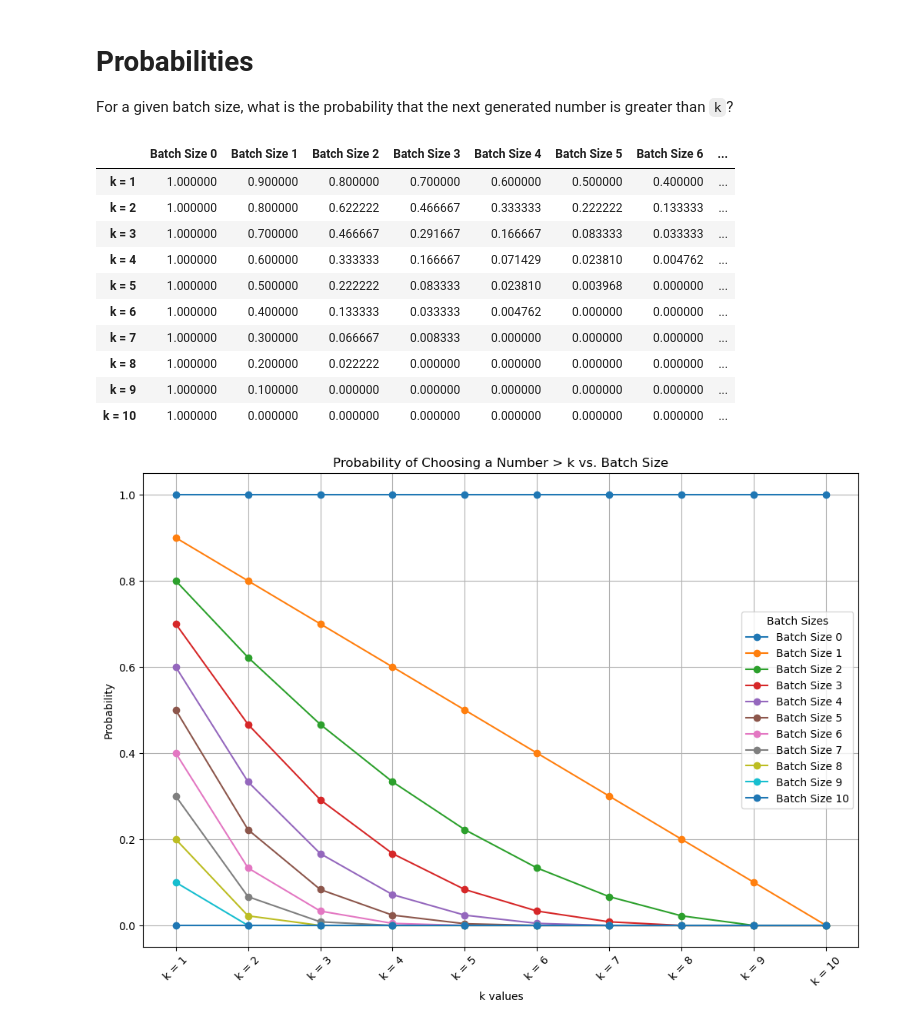
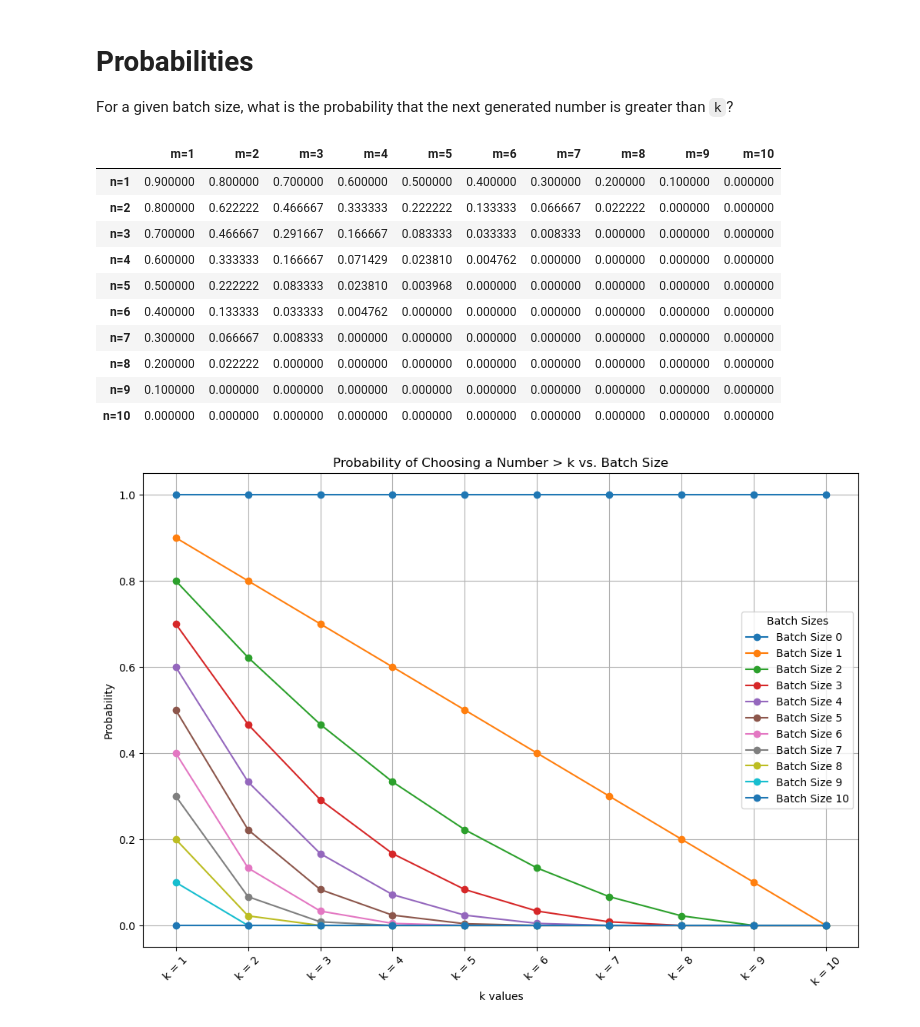
Before and after one commit to steinybot/unirangen, a Jupyter notebook: 3 - Probabilities.ipynb, the cells around one changed output. Drawn from its saved outputs; the diff is of its cells as text; code cells hidden in the pictures.

Commit message:
Combine probabilities

```diff
--- a/3 - Probabilities.ipynb
+++ b/3 - Probabilities.ipynb
@@ -5,46 +5,45 @@ For a given batch size, what is the probability that the next generated number i
 # %%
 import pandas as pd
 from math import comb
+import numpy as np
+
 
 def calculate_probabilities(min_num: int, max_num: int) -> pd.DataFrame:
-    data = []
-    total_numbers = max_num - min_num + 1
+    N = max_num - min_num + 1
 
-    for k in range(min_num, max_num + 1):
-        row = {}
-        numbers_greater_than_k = max_num - k
-        for batch_size in range(0, total_numbers + 1):
-            favorable_combinations = comb(numbers_greater_than_k, batch_size)
-            total_combinations = comb(total_numbers, batch_size)
-            probability = favorable_combinations / total_combinations
-            row[f'Batch Size {batch_size}'] = probability
-        data.append(row)
+    probabilities = np.zeros((N, N))
 
-    # Create a DataFrame
-    df = pd.DataFrame(data, index=[f'k = {k}' for k in range(min_num, max_num + 1)])
-    return df
+    for n in range(1, N + 1):
+        total_combinations = comb(N, n)
+        for m in range(1, N - n + 2):
+            numbers_greater_than_m = max_num - m
+            favorable_combinations = comb(numbers_greater_than_m, n)
+            probabilities[n-1, m-1] = favorable_combinations / total_combinations
+
+    return pd.DataFrame(probabilities, columns=[f'm={i}' for i in range(1, N+1)],
+                                index=[f'n={i}' for i in range(1, N+1)])
 
 # Parameters
 min_num = 1
 max_num = 10
 
 # Generate the table
 probability_table = calculate_probabilities(min_num, max_num)
 
 # Display the table
 probability_table.style.background_gradient(cmap='viridis', vmin=0, vmax=1)
 # %% [output]
-|  | Batch Size 0 | Batch Size 1 | Batch Size 2 | Batch Size 3 | Batch Size 4 | Batch Size 5 | Batch Size 6 | ... |
-| k = 1 | 1.000000 | 0.900000 | 0.800000 | 0.700000 | 0.600000 | 0.500000 | 0.400000 | ... |
-| k = 2 | 1.000000 | 0.800000 | 0.622222 | 0.466667 | 0.333333 | 0.222222 | 0.133333 | ... |
-| k = 3 | 1.000000 | 0.700000 | 0.466667 | 0.291667 | 0.166667 | 0.083333 | 0.033333 | ... |
-| k = 4 | 1.000000 | 0.600000 | 0.333333 | 0.166667 | 0.071429 | 0.023810 | 0.004762 | ... |
-| k = 5 | 1.000000 | 0.500000 | 0.222222 | 0.083333 | 0.023810 | 0.003968 | 0.000000 | ... |
-| k = 6 | 1.000000 | 0.400000 | 0.133333 | 0.033333 | 0.004762 | 0.000000 | 0.000000 | ... |
-| k = 7 | 1.000000 | 0.300000 | 0.066667 | 0.008333 | 0.000000 | 0.000000 | 0.000000 | ... |
-| k = 8 | 1.000000 | 0.200000 | 0.022222 | 0.000000 | 0.000000 | 0.000000 | 0.000000 | ... |
-| k = 9 | 1.000000 | 0.100000 | 0.000000 | 0.000000 | 0.000000 | 0.000000 | 0.000000 | ... |
-| k = 10 | 1.000000 | 0.000000 | 0.000000 | 0.000000 | 0.000000 | 0.000000 | 0.000000 | ... |
+|  | m=1 | m=2 | m=3 | m=4 | m=5 | m=6 | m=7 | m=8 | m=9 | m=10 |
+| n=1 | 0.900000 | 0.800000 | 0.700000 | 0.600000 | 0.500000 | 0.400000 | 0.300000 | 0.200000 | 0.100000 | 0.000000 |
+| n=2 | 0.800000 | 0.622222 | 0.466667 | 0.333333 | 0.222222 | 0.133333 | 0.066667 | 0.022222 | 0.000000 | 0.000000 |
+| n=3 | 0.700000 | 0.466667 | 0.291667 | 0.166667 | 0.083333 | 0.033333 | 0.008333 | 0.000000 | 0.000000 | 0.000000 |
+| n=4 | 0.600000 | 0.333333 | 0.166667 | 0.071429 | 0.023810 | 0.004762 | 0.000000 | 0.000000 | 0.000000 | 0.000000 |
+| n=5 | 0.500000 | 0.222222 | 0.083333 | 0.023810 | 0.003968 | 0.000000 | 0.000000 | 0.000000 | 0.000000 | 0.000000 |
+| n=6 | 0.400000 | 0.133333 | 0.033333 | 0.004762 | 0.000000 | 0.000000 | 0.000000 | 0.000000 | 0.000000 | 0.000000 |
+| n=7 | 0.300000 | 0.066667 | 0.008333 | 0.000000 | 0.000000 | 0.000000 | 0.000000 | 0.000000 | 0.000000 | 0.000000 |
+| n=8 | 0.200000 | 0.022222 | 0.000000 | 0.000000 | 0.000000 | 0.000000 | 0.000000 | 0.000000 | 0.000000 | 0.000000 |
+| n=9 | 0.100000 | 0.000000 | 0.000000 | 0.000000 | 0.000000 | 0.000000 | 0.000000 | 0.000000 | 0.000000 | 0.000000 |
+| n=10 | 0.000000 | 0.000000 | 0.000000 | 0.000000 | 0.000000 | 0.000000 | 0.000000 | 0.000000 | 0.000000 | 0.000000 |
 # %%
 import matplotlib.pyplot as plt
 
```
Also changed, not shown: 1 other file.
